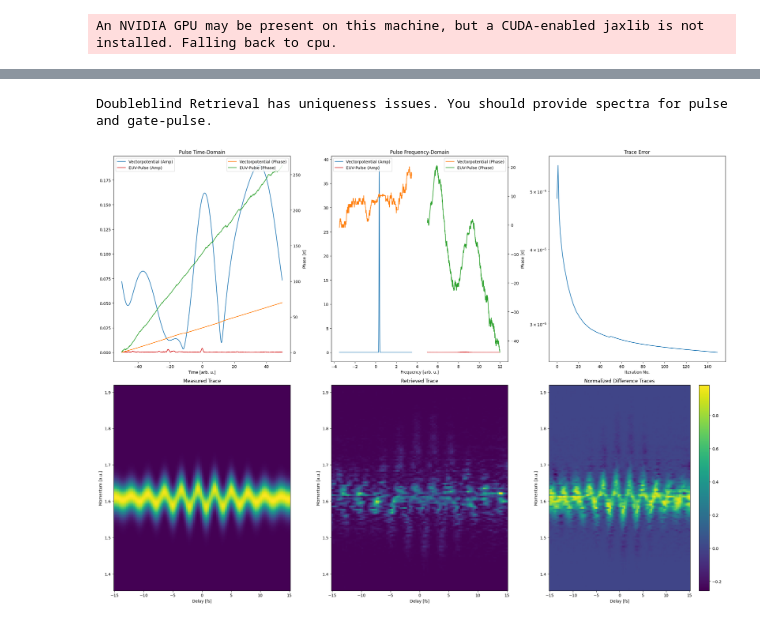
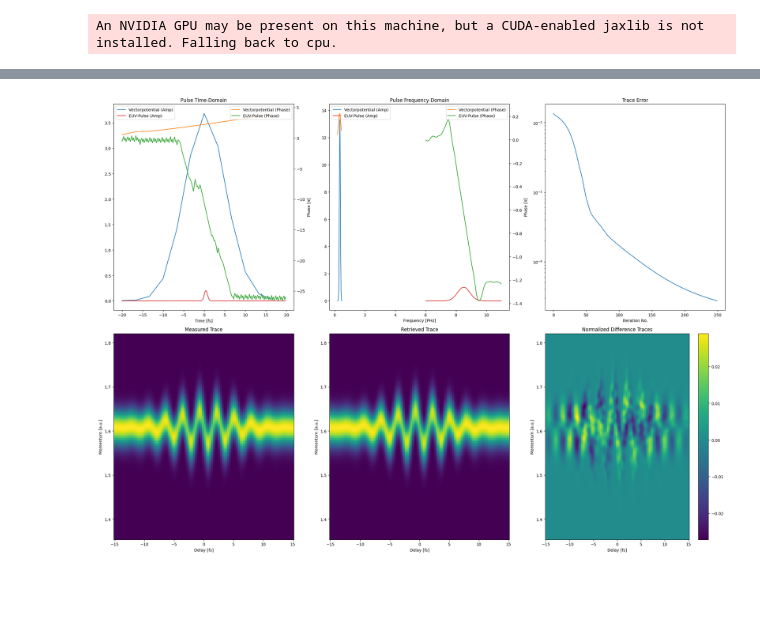
Before and after one commit to matillda123/Pulse-Retrieval-with-JAX, a Jupyter notebook: _usage_example.ipynb, the cells around one changed output, grey strips where cells are left out. Cells and saved outputs as stored; diff of their text form; code cells hidden in the pictures; blank space fills up the shorter version.

```diff
--- a/_usage_example.ipynb
+++ b/_usage_example.ipynb
@@ -38,20 +40,22 @@ time, energy, trace, spectra = mp.generate_streaking(time_fs, frequency_PHz, (pu
 # %%
-# from pulsedjax.streaking import AutoDiff
-# import optax, optimistix
+from pulsedjax.streaking import AutoDiff
+import optax, optimistix
 
-# solver = optax.adam(learning_rate=0.5) #optimistix.LBFGS(1,1)
+solver = optax.adam(learning_rate=0.5) #optimistix.LBFGS(1,1)
 
 
-# ad = AutoDiff(delay, energy, trace, retrieve_dtme=False, Ip_eV=jnp.array([0]), solver=solver,
-#               f_range_nir_pulse=(0.2,0.5), f_range_euv_pulse=(2.5,15), df_PHz=0.005)
+ad = AutoDiff(delay, energy, trace, retrieve_dtme=False, Ip_eV=jnp.array([0]), solver=solver,
+              f_range_nir_pulse=(0.2,0.5), f_range_euv_pulse=(6,11))
 
-# ad.use_measured_spectrum(spectra.pulse[0], spectra.pulse[1], "pulse")
-# ad.use_measured_spectrum(spectra.gate[0], spectra.gate[1], "gate")
+ad.use_measured_spectrum(spectra.pulse[0], spectra.pulse[1], "pulse")
+ad.use_measured_spectrum(spectra.gate[0], spectra.gate[1], "gate")
 
-# #population = ad.create_initial_population(1, "bsplines_5", "bsplines_5", 30, 30)
+population = ad.create_initial_population(1, "bsplines_5", "bsplines_5", 30, 30)
 
-# population = ad.create_initial_population(1, "constant", "constant")
+#population = ad.create_initial_population(1, "constant", "constant")
 
-# final_result = ad.run(population, 250)
-# ad.plot_results(final_result)
+final_result = ad.run(population, 250)
+ad.plot_results(final_result)
+# %% [output]
+[figure, added]
 # %%
@@ -85,21 +63,16 @@ from pulsedjax.streaking import GeneralizedProjection, COPRA
 # %%
-gp = COPRA(delay, energy, trace, df_PHz=0.01, cross_correlation="doubleblind",
-           retrieve_dtme=False, Ip_eV=jnp.array([0]), f_range_nir_pulse=(-0.5,0.5), f_range_euv_pulse=(5,12), seed=0)
+from pulsedjax.streaking import COPRA
+# gp = COPRA(delay, energy, trace, cross_correlation="doubleblind",
+#            retrieve_dtme=False, Ip_eV=jnp.array([0]), f_range_nir_pulse=(0.2,0.5), f_range_euv_pulse=(6,11), seed=0)
 
+# population = gp.create_initial_population(1, "constant")
 
-population = gp.create_initial_population(1, "constant_phase")
+# # gp.use_measured_spectrum(spectra.pulse[0], spectra.pulse[1], "pulse")
+# # gp.use_measured_spectrum(spectra.gate[0], spectra.gate[1], "gate")
 
-gp.use_measured_spectrum(spectra.pulse[0], spectra.pulse[1], "pulse")
-# gp.use_measured_spectrum(spectra.gate[0], spectra.gate[1], "gate")
+# gp.local_gamma = 1e4
+# gp.global_gamma = 4
+# #gp.optimize_spectral_phase_directly = True
 
-gp.local_gamma = 1e4
-gp.global_gamma = 1
-
-gp.optimize_spectral_phase_directly = True
-
-final_result = gp.run(population, 50, 100)
-
-gp.plot_results(final_result)
+# final_result = gp.run(population, 50, 150)
+# gp.plot_results(final_result)
-# %% [output]
-Doubleblind Retrieval has uniqueness issues. You should provide spectra for pulse and gate-pulse.
-[figure, removed]
```
Also changed, not shown: parts of 6 cells of this notebook, 42 other files.
